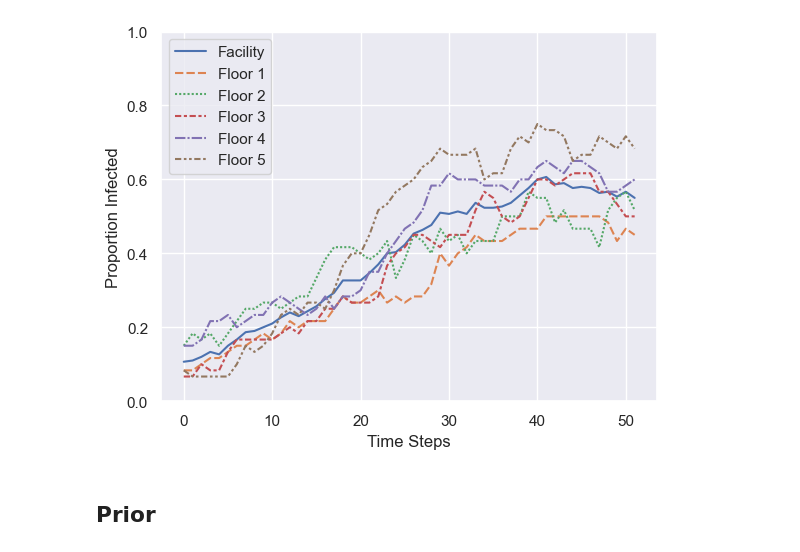
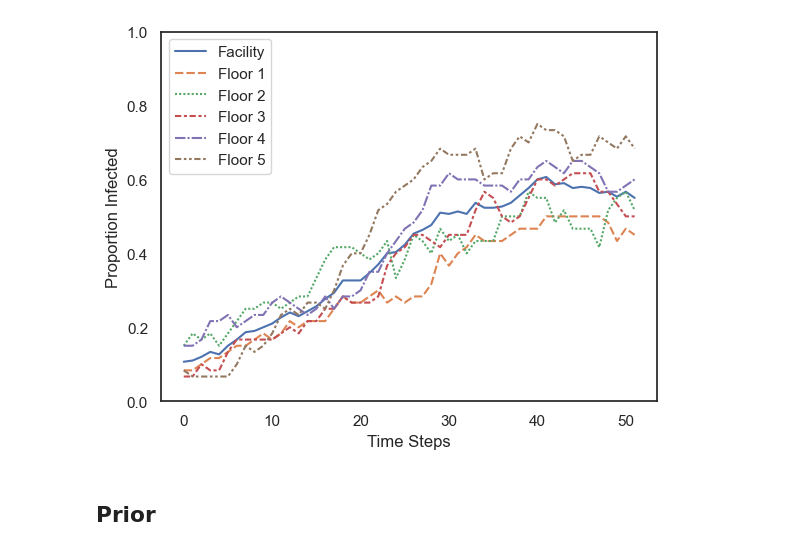
Before and after one commit to epibayes/np-epid, a Jupyter notebook: notebooks/si_sim_het.ipynb, the cells around one changed output. Saved outputs shown, nothing was run; the diff lists cells and outputs as text; code cells hidden in the pictures.

```diff
--- a/notebooks/si_sim_het.ipynb
+++ b/notebooks/si_sim_het.ipynb
@@ -11,34 +11,36 @@ import seaborn as sns
 from scipy.stats import norm, lognorm, multivariate_normal
 # %%
 sns.set_theme()
+sns.set_style("white")
+
 beta_true = [0.05, .1, .2, .3, .4, .5, 5]
 alpha = 0.1
 gamma = 0.05
 heterogeneous = True
 N = 300 # consider increasing
 T = 52
 K = 30
 data_seed = 31
 prior_mu = [-3, -1.5, -1.5, -1.5, -1.5, -1.5, 1]
 prior_sigma = [1, 1, 1, 1, 1, 1, 1]
 
 si_model = SIModel(alpha, gamma, beta_true,
                     heterogeneous, prior_mu, prior_sigma,
                    N, T, summarize=False, flatten=False,
                   observed_seed=data_seed)
 x_o = si_model.get_observed_data()
 
 data = x_o[:6,:]
 
 data = pd.DataFrame(data = data.T, columns=["Facility"] + [f"Floor {i}" for i in range(1,6)])
 
 sns.lineplot(data)
 plt.ylim((0,1))
 plt.xlabel("Time Steps")
 plt.ylabel("Proportion Infected")
 plt.show()
 # %% [output]
-[figure, old version]
+[figure, new version]
 # %% [markdown]
 ## Prior
 # %% [markdown]
```
Also changed, not shown: parts of 15 cells of this notebook, 4 other files.
